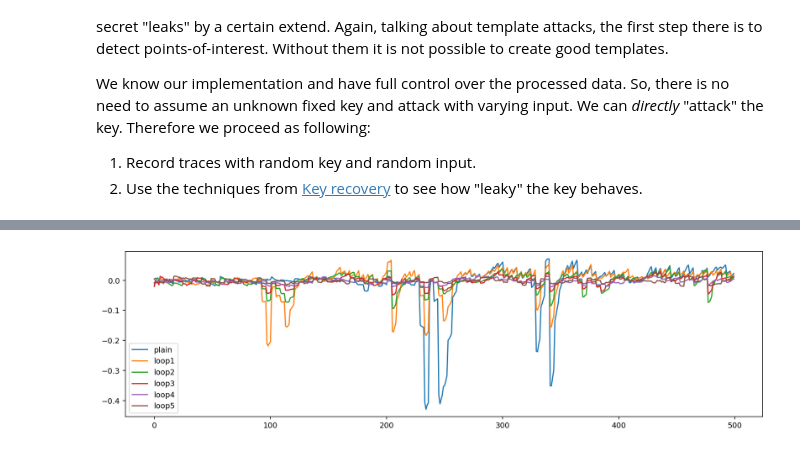
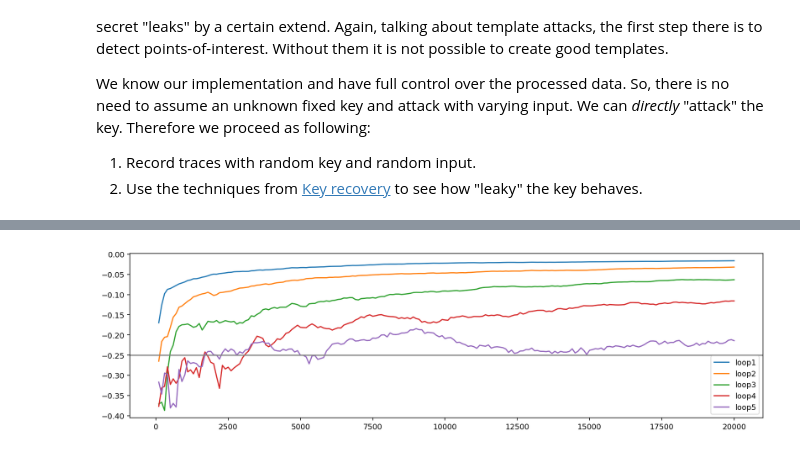
Before and after one commit to hackenbergstefan/securec-sidechannel-study, a Jupyter notebook: analyze/4_leakage_detection_loop.ipynb, the cells around one changed output, grey strips where cells are left out. Drawn from its saved outputs; the diff is of its cells as text; code cells hidden in the pictures.

Commit message:
Finish leakage detection

```diff
--- a/analyze/4_leakage_detection_loop.ipynb
+++ b/analyze/4_leakage_detection_loop.ipynb
@@ -36,11 +90,15 @@ The autoreload extension is already loaded. To reload it, use:
 # %%
-for name in ("plain", "loop1", "loop2", "loop3", "loop4", "loop5"):
-    cpa = leakage_detection_loop.cpa_full(
-        dataset=datasets.dataset(f"cwxmega_{name}_randomkey_randominput"),
+for name in ("loop1", "loop2", "loop3", "loop4", "loop5"):
+    clr = leakage_detection_loop.cpa_leakage_rate(
+        dataset=datasets.dataset(f"cwarm_{name}_randomkey_randominput"),
+        selection_function=njit()(
+            lambda value: lascar.hamming(lascar.tools.aes.sbox[value["input"][2] ^ value["key"][2]])
+        ),
     )
-    plt.plot(cpa, label=name)
+    plt.plot(*zip(*clr), label=name)
 
+plt.axhline(-0.25, color="gray")
 plt.legend()
 plt.show()
 # %% [output]
-[figure, old version]
+[figure, new version]
```
Also changed, not shown: parts of 20 cells of this notebook, 2 other files.
